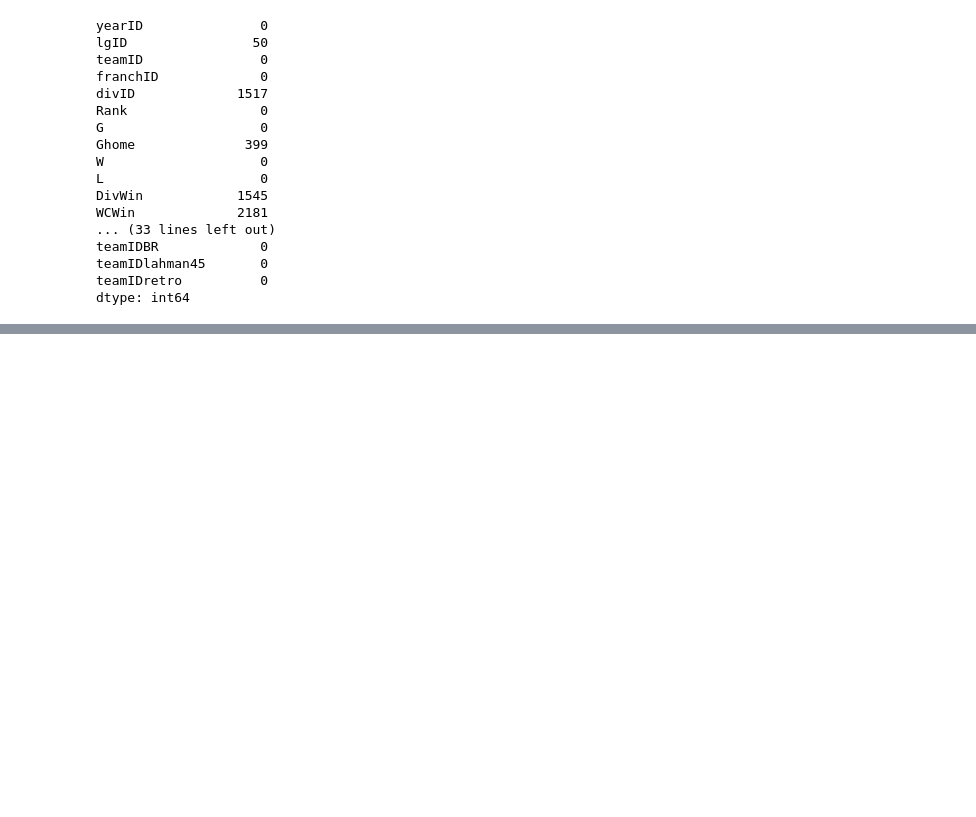
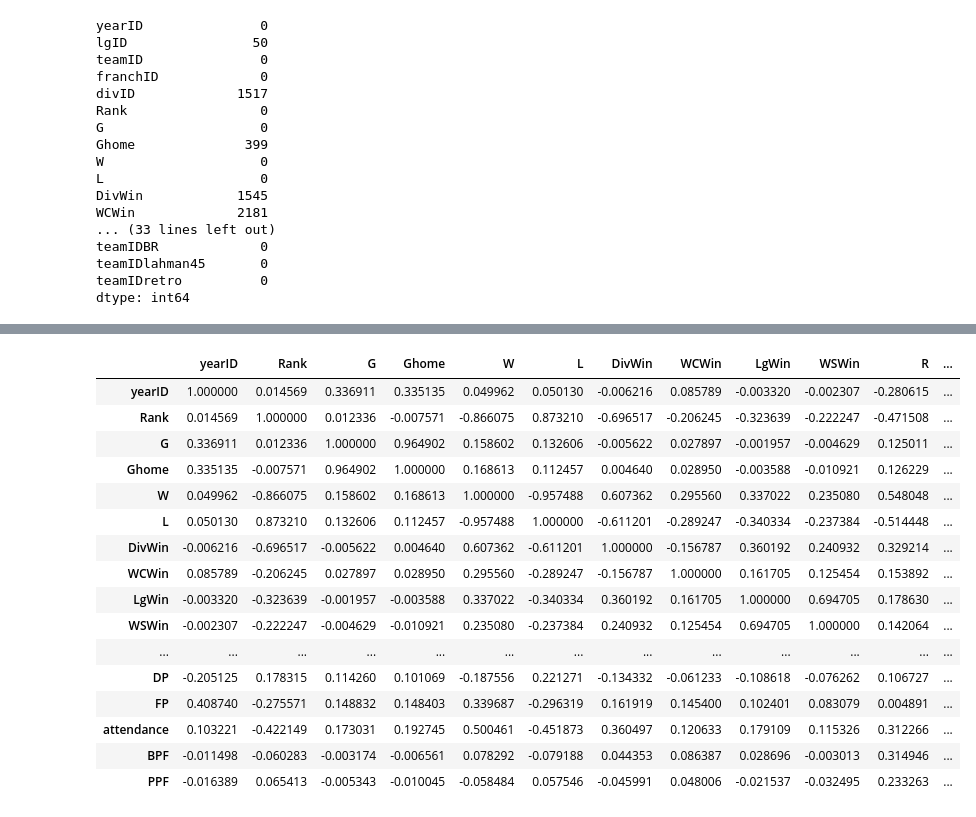
Before and after one commit to cabralh/WS-Predictor, a Jupyter notebook: WS-Predictor.ipynb, the cells around one changed output, grey strips where cells are left out. Saved outputs shown, nothing was run; the diff lists cells and outputs as text; code cells hidden in the pictures; blank space fills up the shorter version.

```diff
--- a/WS-Predictor.ipynb
+++ b/WS-Predictor.ipynb
@@ -204,0 +378,22 @@ df.describe()
+# %%
+# Find the correleation between independent variables
+corr_matrix = df_tmp.corr()
+corr_matrix
+# %% [output]
+|  | yearID | Rank | G | Ghome | W | L | DivWin | WCWin | LgWin | WSWin | R | ... |
+| yearID | 1.000000 | 0.014569 | 0.336911 | 0.335135 | 0.049962 | 0.050130 | -0.006216 | 0.085789 | -0.003320 | -0.002307 | -0.280615 | ... |
+| Rank | 0.014569 | 1.000000 | 0.012336 | -0.007571 | -0.866075 | 0.873210 | -0.696517 | -0.206245 | -0.323639 | -0.222247 | -0.471508 | ... |
+| G | 0.336911 | 0.012336 | 1.000000 | 0.964902 | 0.158602 | 0.132606 | -0.005622 | 0.027897 | -0.001957 | -0.004629 | 0.125011 | ... |
+| Ghome | 0.335135 | -0.007571 | 0.964902 | 1.000000 | 0.168613 | 0.112457 | 0.004640 | 0.028950 | -0.003588 | -0.010921 | 0.126229 | ... |
+| W | 0.049962 | -0.866075 | 0.158602 | 0.168613 | 1.000000 | -0.957488 | 0.607362 | 0.295560 | 0.337022 | 0.235080 | 0.548048 | ... |
+| L | 0.050130 | 0.873210 | 0.132606 | 0.112457 | -0.957488 | 1.000000 | -0.611201 | -0.289247 | -0.340334 | -0.237384 | -0.514448 | ... |
+| DivWin | -0.006216 | -0.696517 | -0.005622 | 0.004640 | 0.607362 | -0.611201 | 1.000000 | -0.156787 | 0.360192 | 0.240932 | 0.329214 | ... |
+| WCWin | 0.085789 | -0.206245 | 0.027897 | 0.028950 | 0.295560 | -0.289247 | -0.156787 | 1.000000 | 0.161705 | 0.125454 | 0.153892 | ... |
+| LgWin | -0.003320 | -0.323639 | -0.001957 | -0.003588 | 0.337022 | -0.340334 | 0.360192 | 0.161705 | 1.000000 | 0.694705 | 0.178630 | ... |
+| WSWin | -0.002307 | -0.222247 | -0.004629 | -0.010921 | 0.235080 | -0.237384 | 0.240932 | 0.125454 | 0.694705 | 1.000000 | 0.142064 | ... |
+| ... | ... | ... | ... | ... | ... | ... | ... | ... | ... | ... | ... | ... |
+| DP | -0.205125 | 0.178315 | 0.114260 | 0.101069 | -0.187556 | 0.221271 | -0.134332 | -0.061233 | -0.108618 | -0.076262 | 0.106727 | ... |
+| FP | 0.408740 | -0.275571 | 0.148832 | 0.148403 | 0.339687 | -0.296319 | 0.161919 | 0.145400 | 0.102401 | 0.083079 | 0.004891 | ... |
+| attendance | 0.103221 | -0.422149 | 0.173031 | 0.192745 | 0.500461 | -0.451873 | 0.360497 | 0.120633 | 0.179109 | 0.115326 | 0.312266 | ... |
+| BPF | -0.011498 | -0.060283 | -0.003174 | -0.006561 | 0.078292 | -0.079188 | 0.044353 | 0.086387 | 0.028696 | -0.003013 | 0.314946 | ... |
+| PPF | -0.016389 | 0.065413 | -0.005343 | -0.010045 | -0.058484 | 0.057546 | -0.045991 | 0.048006 | -0.021537 | -0.032495 | 0.233263 | ... |
```
Also changed, not shown: parts of 23 cells of this notebook.
